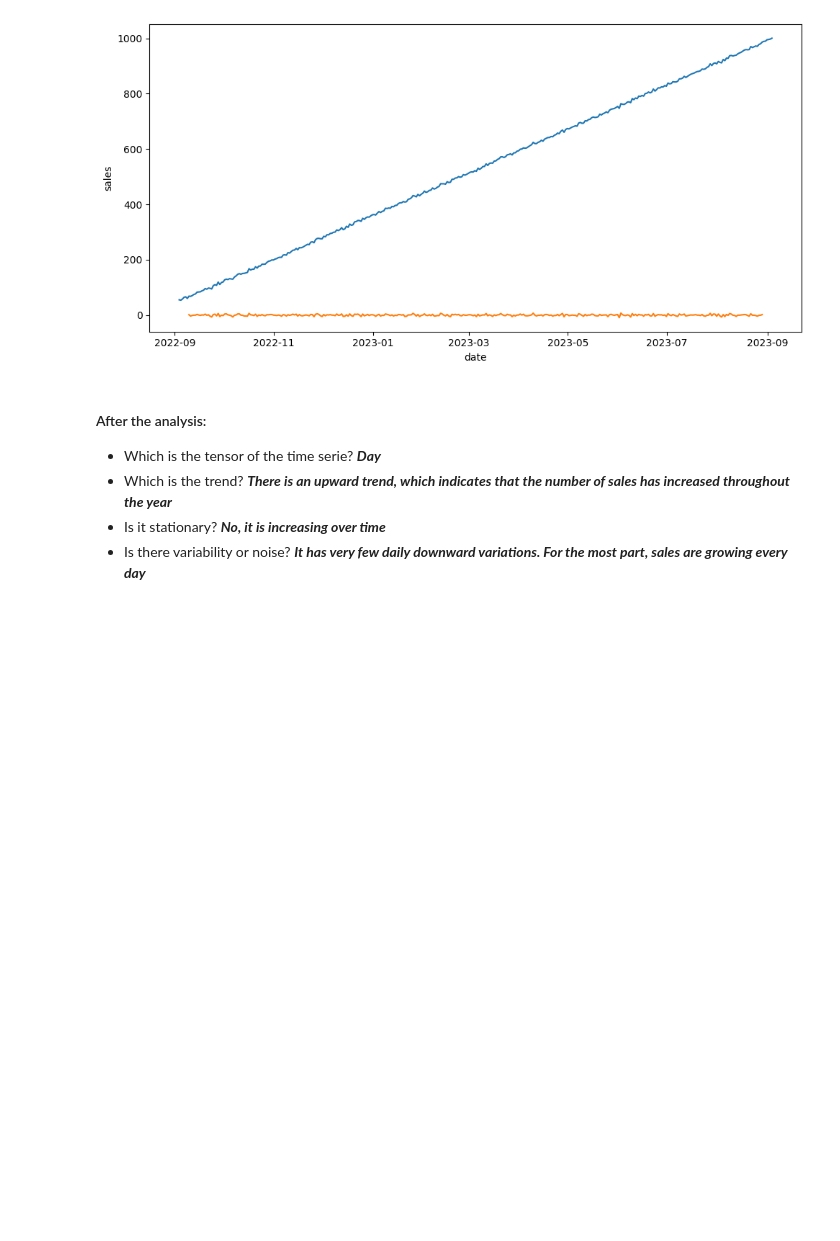
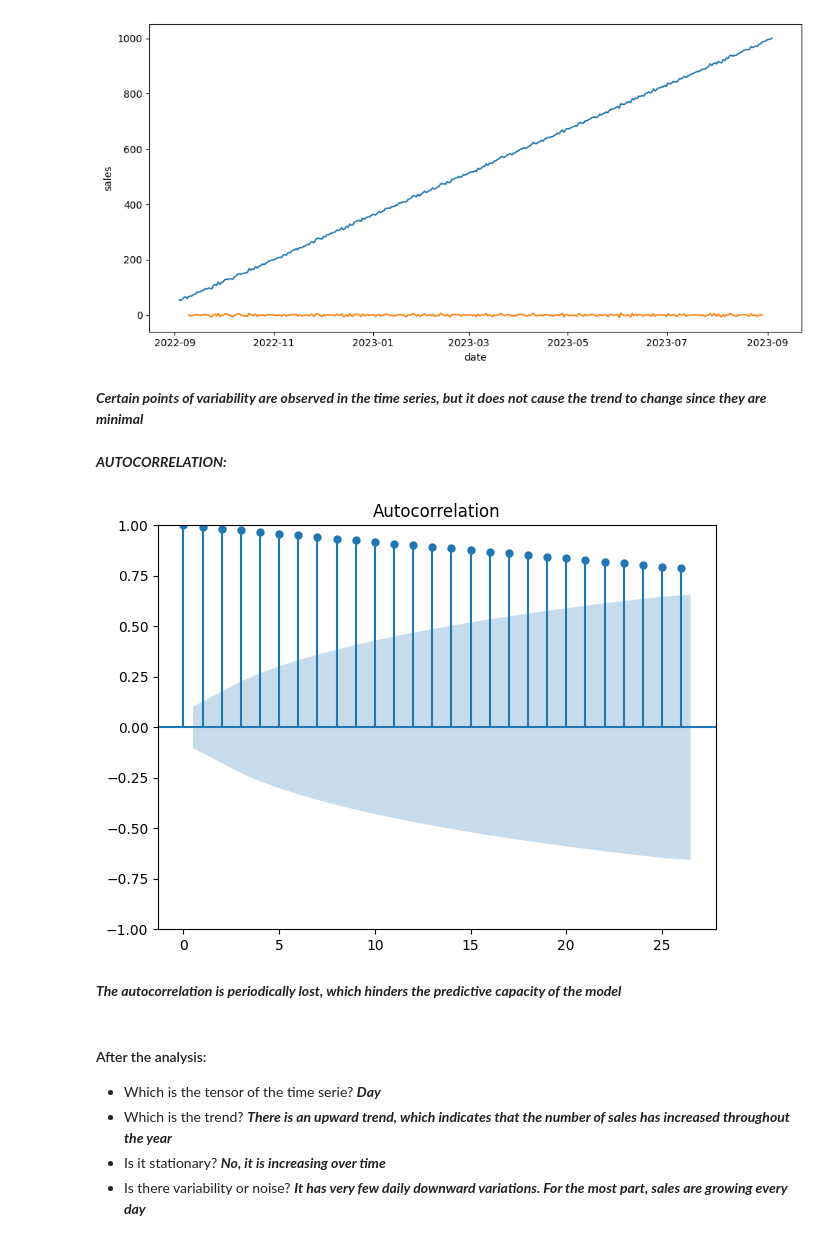
Before and after one commit to 4GeeksAcademy/JLL_Alternative_Time_Series, a Jupyter notebook: src/Time_Series.ipynb, the cells around one changed output. Saved outputs shown, nothing was run; the diff lists cells and outputs as text; code cells hidden in the pictures; blank space fills up the shorter version.

```diff
--- a/src/Time_Series.ipynb
+++ b/src/Time_Series.ipynb
@@ -117,6 +119,22 @@ plt.tight_layout()
 plt.show()
 # %% [output]
 [figure]
+# %% [markdown]
+***Certain points of variability are observed in the time series, but it does not cause the trend to change since they are minimal***
+# %% [markdown]
+***AUTOCORRELATION:***
+# %%
+from statsmodels.graphics.tsaplots import plot_acf
+
+plot_acf(ts_total)
+
+plt.tight_layout()
+
+plt.show()
+# %% [output]
+[figure, added]
+# %% [markdown]
+***The autocorrelation is periodically lost, which hinders the predictive capacity of the model***
 # %% [markdown]
 #### After the analysis:
 * Which is the tensor of the time serie?
```
Also changed, not shown: parts of 4 cells of this notebook.
